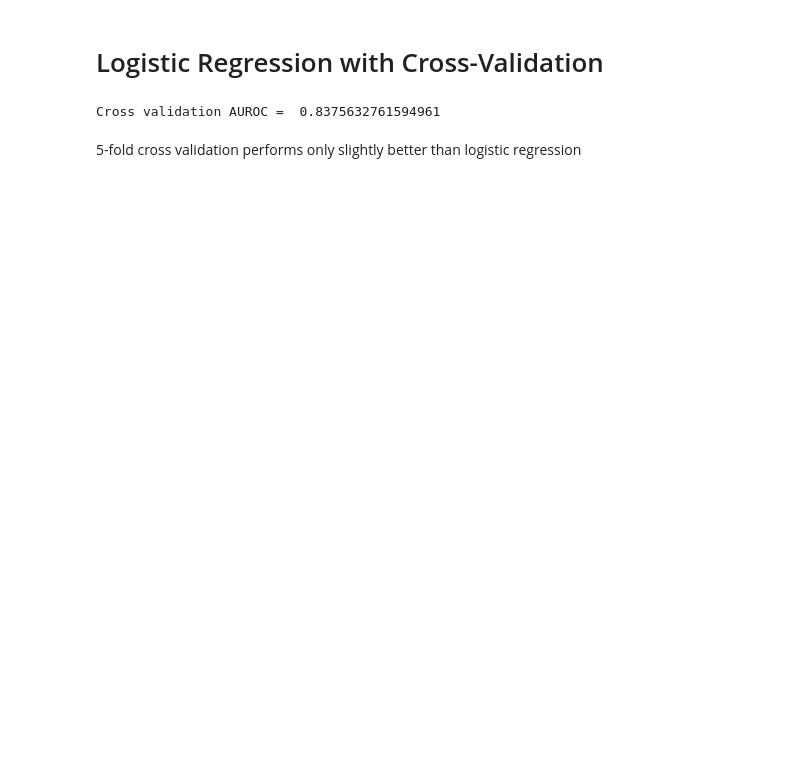
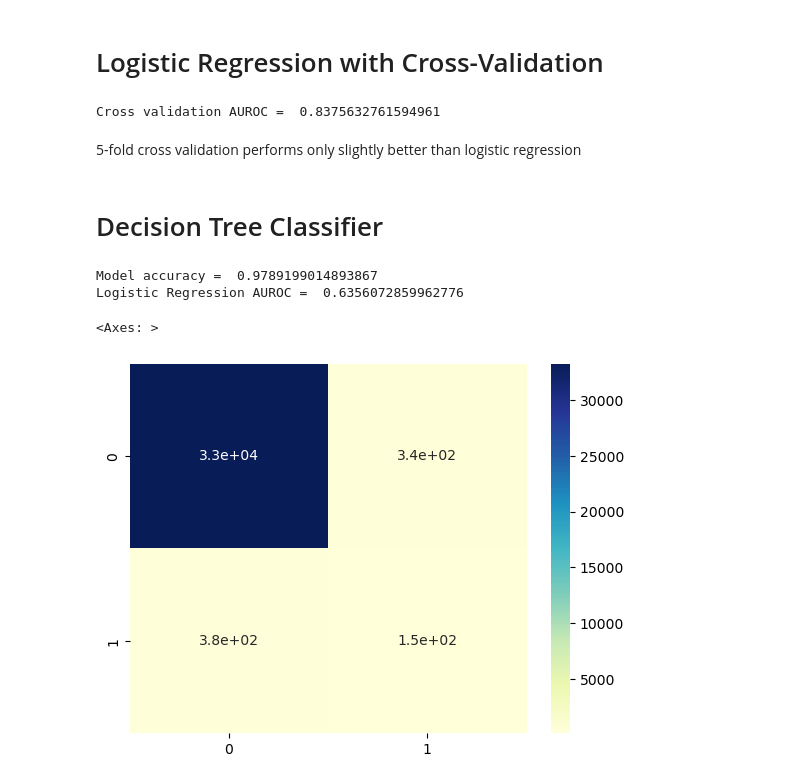
Before and after one commit to sharmilat29/Kaggle-Machine-Failure-Classification-Algorithms, a Jupyter notebook: machine-failure-binary-classification.ipynb, the cells around one changed output. Drawn from its saved outputs; the diff is of its cells as text; code cells hidden in the pictures; blank space fills up the shorter version.

Commit message:
Version 4: Decision Tree and Random forest classifiers

```diff
--- a/machine-failure-binary-classification.ipynb
+++ b/machine-failure-binary-classification.ipynb
@@ -270,3 +270,30 @@ print("Cross validation AUROC = ", cv_scores.mean())
 Cross validation AUROC =  0.8375632761594961
 # %% [markdown]
 5-fold cross validation performs only slightly better than logistic regression
+# %% [markdown]
+# Decision Tree Classifier
+# %%
+from sklearn.tree import DecisionTreeClassifier
+
+model_dt = DecisionTreeClassifier(class_weight = 'balanced')
+
+model_dt.fit(train_X_new, train_y)
+
+pred_y = model_dt.predict(val_X_new)
+
+val_probs = model_dt.predict_proba(val_X_new)
+
+# Calculate accuracy of prediction using AUROC curve scores
+
+auc_score = roc_auc_score(val_y, val_probs[:,1])
+
+print("Model accuracy = ", accuracy_score(val_y, pred_y))
+print("Logistic Regression AUROC = ", auc_score)
+
+cm = pd.DataFrame(confusion_matrix(val_y, pred_y))
+sns.heatmap(cm, annot = True, cmap = "YlGnBu")
+# %% [output]
+Model accuracy =  0.9789199014893867
+Logistic Regression AUROC =  0.6356072859962776
+<Axes: >
+[figure, added]
```
Also changed, not shown: parts of 9 cells of this notebook.
